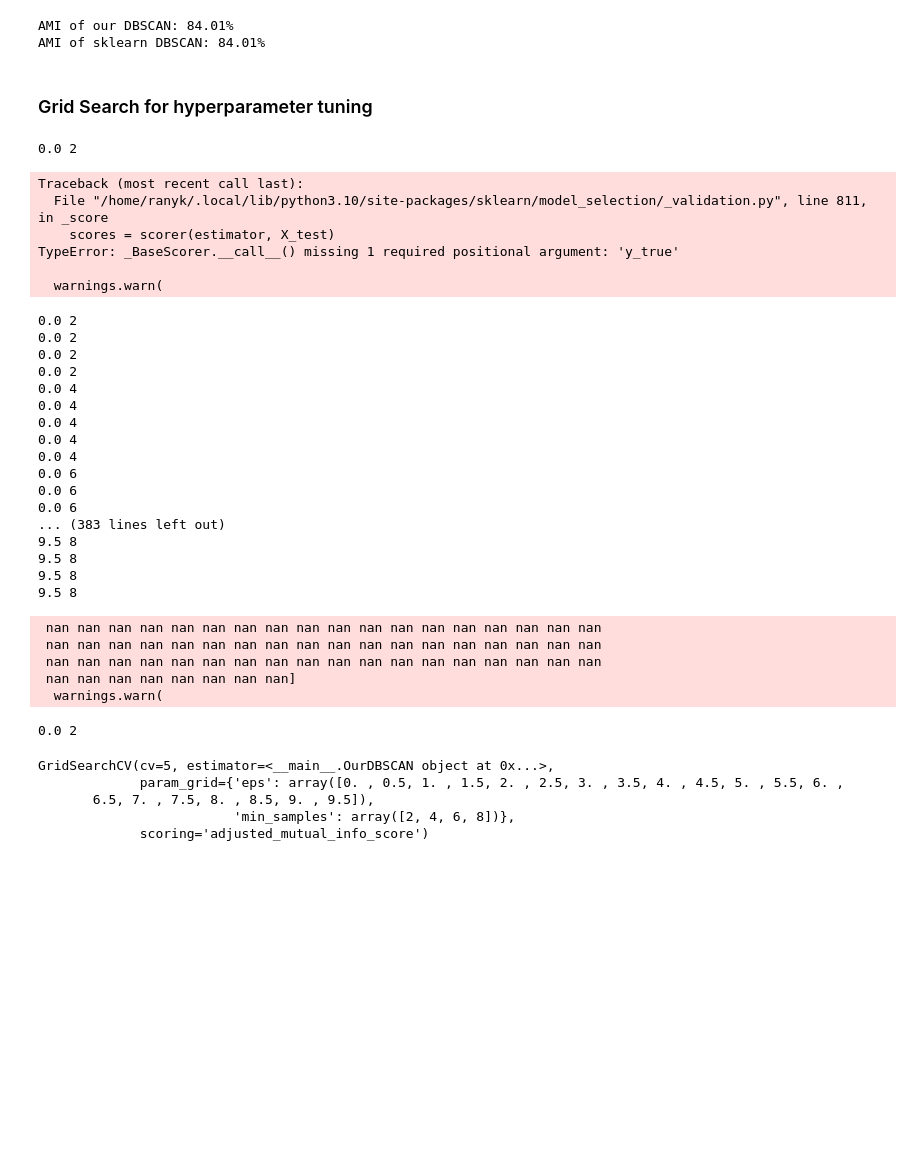
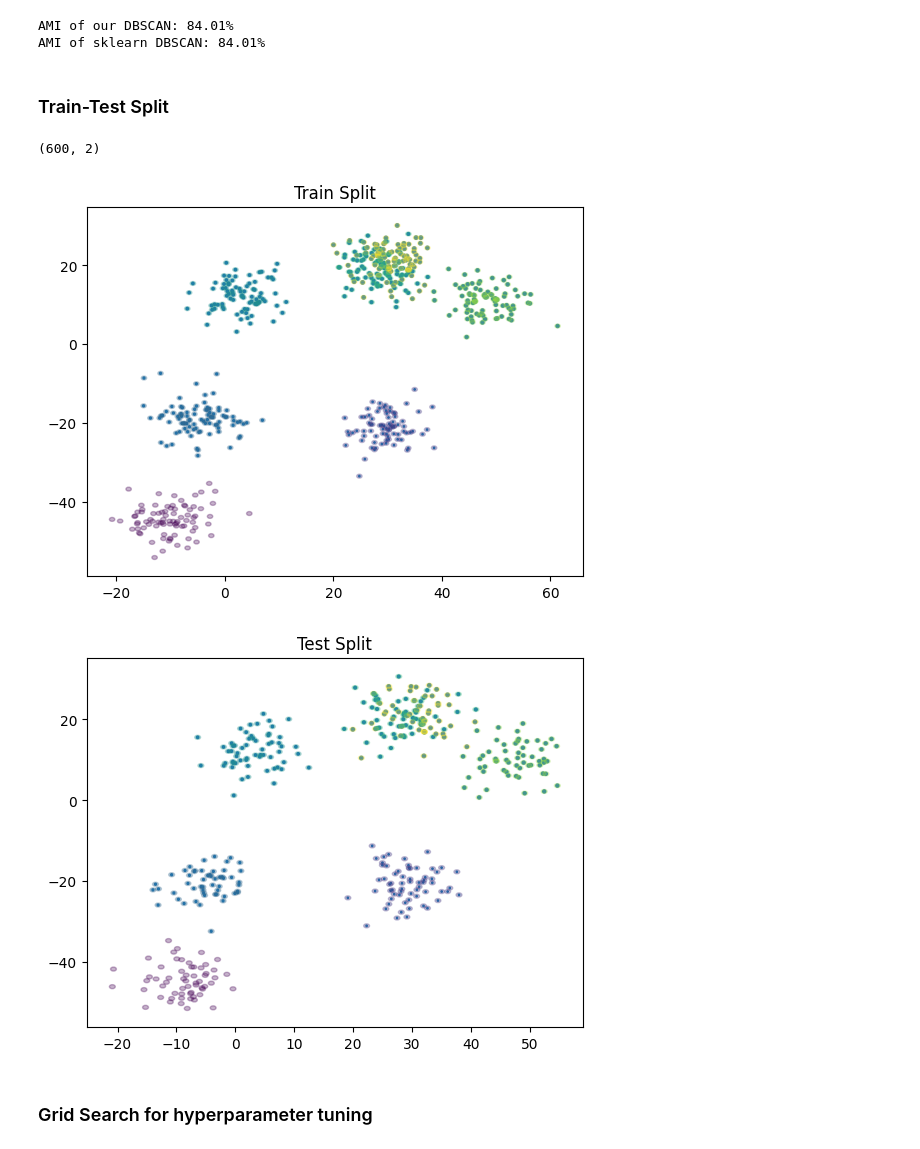
Before and after one commit to UltraArceus3/dbscan-implementation, a Jupyter notebook: dbscan.ipynb, the cells around one changed output. Drawn from its saved outputs; the diff is of its cells as text; code cells hidden in the pictures; blank space fills up the shorter version.

Commit message:
Finished Grid Search function + ran

```diff
--- a/dbscan.ipynb
+++ b/dbscan.ipynb
@@ -12,14 +12,14 @@ data = datasets.make_blobs(n_samples=100, n_features=2, centers=4, cluster_std=1
 # %% [markdown]
 ### Setup function to graph data with eps radius
 # %%
-def graphWithRadius(c, title = ""):
+def graphWithRadius(c, title = "", data = data[0]):
     radius = 0.5
     fig, ax = plt.subplots()
 
-    scatter = ax.scatter(data[0][:,0], data[0][:,1], c, cmap='coolwarm')
+    scatter = ax.scatter(data[:,0], data[:,1], c, cmap='coolwarm')
     colors = scatter.to_rgba(c)
 
-    for point, color in zip(data[0], colors):
+    for point, color in zip(data, colors):
         circle = Circle((point[0], point[1]), radius, fill = True, color=color, alpha=0.3)
         ax.add_patch(circle)
 
@@ -129,5 +129,26 @@ print(f"AMI of sklearn DBSCAN: {acc*100:.2f}%")
 # %% [output]
 AMI of our DBSCAN: 84.01%
 AMI of sklearn DBSCAN: 84.01%
+# %% [markdown]
+### Train-Test Split
+# %%
+split = .6
+n = len(data[0])
+
+X_train = data[0][:int(n*split)]
+X_test = data[0][int(n*split):]
+
+y_train = data[1][:int(n*split)]
+y_test = data[1][int(n*split):]
+# %%
+X_train.shape
+# %% [output]
+(600, 2)
+# %%
+graphWithRadius(y_train, "Train Split", X_train)
+graphWithRadius(y_test, "Test Split", X_test)
+# %% [output]
+[figure, added]
+[figure, added]
 # %% [markdown]
 ### Grid Search for hyperparameter tuning
@@ -149,46 +154,0 @@ class OurDBSCAN:
-# %%
-from sklearn.model_selection import GridSearchCV
-
-eps_range = np.arange(0, 10, 0.5)
-min_samples_range = np.arange(2, 10, 2)
-
-param_grid = {'eps': eps_range, 'min_samples': min_samples_range}
-
-grid = GridSearchCV(OurDBSCAN(), param_grid, cv=5, scoring='adjusted_mutual_info_score')
-grid.fit(data[0])
-# %% [output]
-0.0 2
-Traceback (most recent call last):
-  File "/home/ranyk/.local/lib/python3.10/site-packages/sklearn/model_selection/_validation.py", line 811, in _score
-    scores = scorer(estimator, X_test)
-TypeError: _BaseScorer.__call__() missing 1 required positional argument: 'y_true'
-
-  warnings.warn(
-0.0 2
-0.0 2
-0.0 2
-0.0 2
-0.0 4
-0.0 4
-0.0 4
-0.0 4
-0.0 4
-0.0 6
-0.0 6
-0.0 6
-... (383 lines left out)
-9.5 8
-9.5 8
-9.5 8
-9.5 8
- nan nan nan nan nan nan nan nan nan nan nan nan nan nan nan nan nan nan
- nan nan nan nan nan nan nan nan nan nan nan nan nan nan nan nan nan nan
- nan nan nan nan nan nan nan nan nan nan nan nan nan nan nan nan nan nan
- nan nan nan nan nan nan nan nan]
-  warnings.warn(
-0.0 2
-GridSearchCV(cv=5, estimator=<__main__.OurDBSCAN object at 0x...>,
-             param_grid={'eps': array([0. , 0.5, 1. , 1.5, 2. , 2.5, 3. , 3.5, 4. , 4.5, 5. , 5.5, 6. ,
-       6.5, 7. , 7.5, 8. , 8.5, 9. , 9.5]),
-                         'min_samples': array([2, 4, 6, 8])},
-             scoring='adjusted_mutual_info_score')
```
Also changed, not shown: parts of 8 cells of this notebook.
